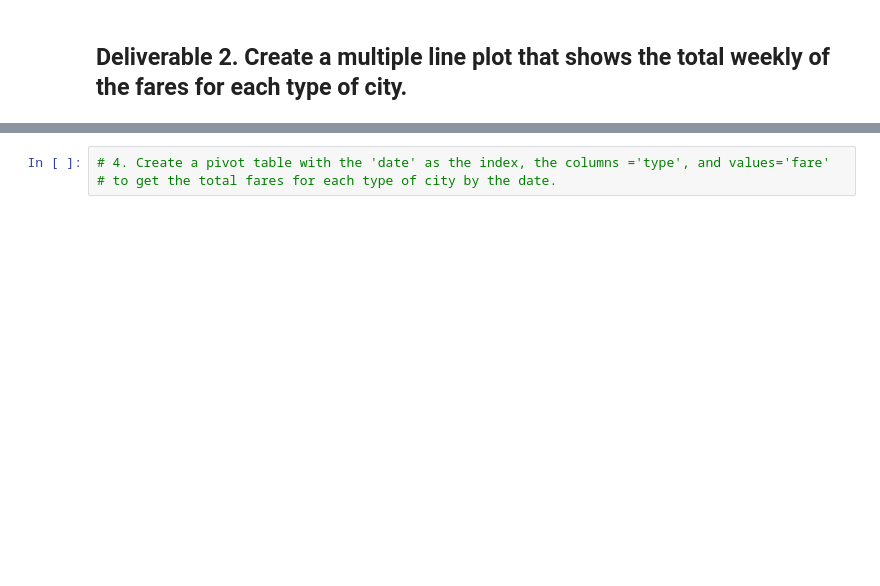
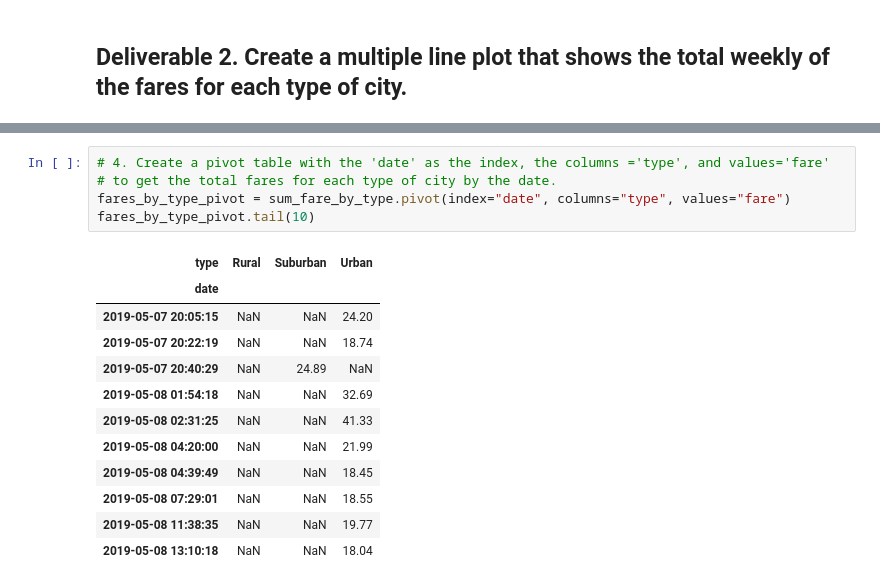
Before and after one commit to AnnaLupica/Ride_Share_Analysis, a Jupyter notebook: PyBer_Challenge_starter_code (1).ipynb, the cells around one changed output, grey strips where cells are left out. Saved outputs shown, nothing was run; the diff lists cells and outputs as text; blank space fills up the shorter version.

```diff
--- a/PyBer_Challenge_starter_code (1).ipynb
+++ b/PyBer_Challenge_starter_code (1).ipynb
@@ -109,5 +167,20 @@ sum_fare_by_type = sum_fare_type.reset_index()
 # %%
 # 4. Create a pivot table with the 'date' as the index, the columns ='type', and values='fare'
 # to get the total fares for each type of city by the date.
+fares_by_type_pivot = sum_fare_by_type.pivot(index="date", columns="type", values="fare")
+fares_by_type_pivot.tail(10)
+# %% [output]
+| type | Rural | Suburban | Urban |
+| date |  |  |  |
+| 2019-05-07 20:05:15 | NaN | NaN | 24.20 |
+| 2019-05-07 20:22:19 | NaN | NaN | 18.74 |
+| 2019-05-07 20:40:29 | NaN | 24.89 | NaN |
+| 2019-05-08 01:54:18 | NaN | NaN | 32.69 |
+| 2019-05-08 02:31:25 | NaN | NaN | 41.33 |
+| 2019-05-08 04:20:00 | NaN | NaN | 21.99 |
+| 2019-05-08 04:39:49 | NaN | NaN | 18.45 |
+| 2019-05-08 07:29:01 | NaN | NaN | 18.55 |
+| 2019-05-08 11:38:35 | NaN | NaN | 19.77 |
+| 2019-05-08 13:10:18 | NaN | NaN | 18.04 |
 # %%
 # 5. Create a new DataFrame from the pivot table DataFrame using loc on the given dates, '2019-01-01':'2019-04-29'.
```
Also changed, not shown: parts of 16 cells of this notebook, 1 other file.
